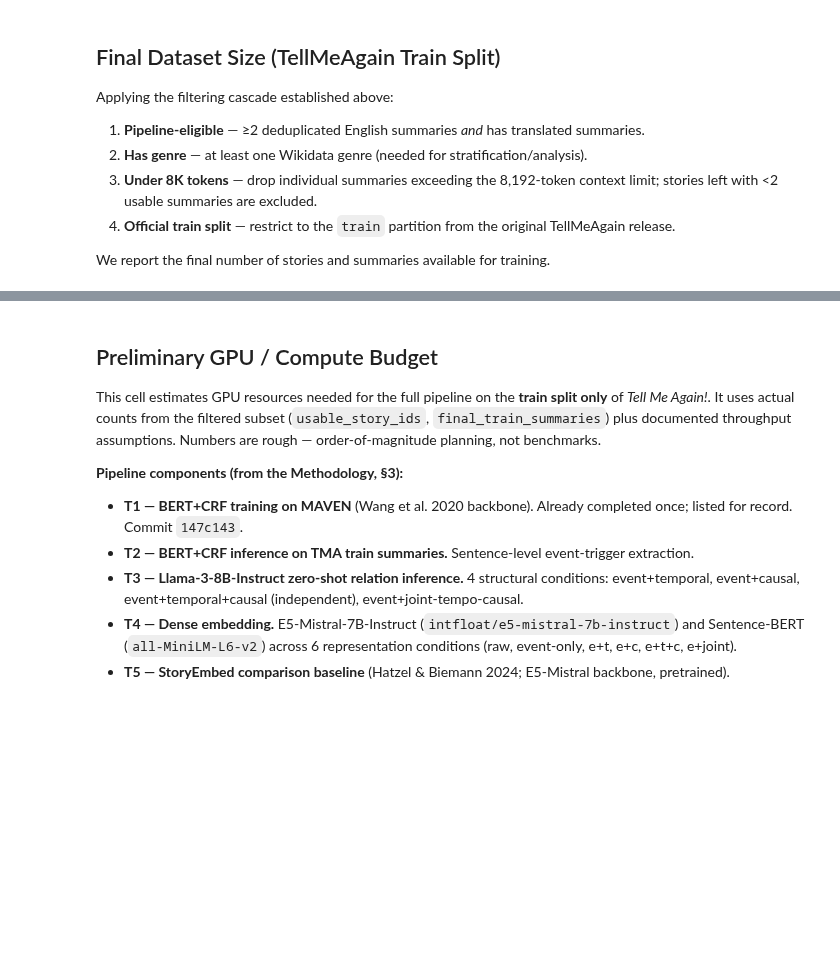
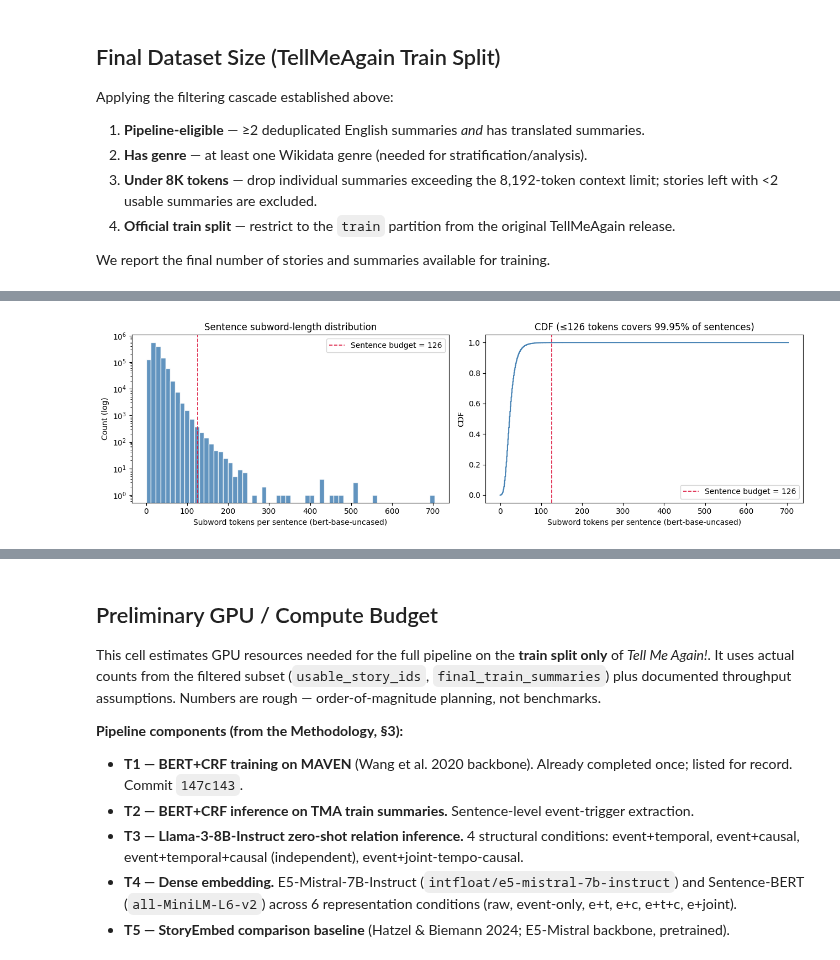
Before and after one commit to bgrsph/uva-thesis-computational-narrative-analysis, a Jupyter notebook: notebooks/eda.ipynb, the cells around one changed output, grey strips where cells are left out. Cells and saved outputs as stored; diff of their text form; code cells hidden in the pictures; blank space fills up the shorter version.

```diff
--- a/notebooks/eda.ipynb
+++ b/notebooks/eda.ipynb
@@ -1596,0 +1551,88 @@ Token counts (Llama-3-8B tokenizer):
+# %%
+# BERT+CRF was trained on `bert-base-uncased`, max_seq_length=128 (incl. [CLS] + [SEP]).
+# Effective per-sentence budget = 126 subword tokens.
+BERT_MODEL_NAME = "bert-base-uncased"
+BERT_MAX_SEQ_LEN = 128
+BERT_SPECIAL_TOKENS = 2
+BERT_SENTENCE_BUDGET = BERT_MAX_SEQ_LEN - BERT_SPECIAL_TOKENS
+
+bert_tok = AutoTokenizer.from_pretrained(BERT_MODEL_NAME, do_lower_case=True)
+
+# Tokenize every sentence of every summary in the final TMA train subset.
+# `final_train_summaries` (built above) holds (wikidata_id, summary_id) pairs;
+# `storyDataset` is the in-memory StoryDataset loaded earlier in this notebook.
+sent_records = []
+for _, row in tqdm(
+    final_train_summaries[["wikidata_id", "summary_id"]].iterrows(),
+    total=len(final_train_summaries),
+    desc="Tokenizing sentences (BERT)",
+):
+    wid, sid = row["wikidata_id"], row["summary_id"]
+    # final_train_summaries uses Q-prefixed Wikidata IDs ("Q1000352");
+    # storyDataset.stories is keyed by the bare numeric form ("1000352").
+    wid_key = wid[1:] if isinstance(wid, str) and wid.startswith("Q") else wid
+    sentences = storyDataset.stories[wid_key].sentences[sid]
+    for sent_idx, sent in enumerate(sentences):
+        n_subwords = len(bert_tok.encode(sent, add_special_tokens=False))
+        sent_records.append({
+            "wikidata_id": wid,
+            "summary_id":  sid,
+            "sent_idx":    sent_idx,
+            "n_subwords":  n_subwords,
+        })
+
+sent_df = pd.DataFrame(sent_records)
+
+# === Distribution stats ===
+n_sents      = len(sent_df)
+n_summaries  = sent_df.groupby(["wikidata_id", "summary_id"]).ngroups
+n_overflow   = int((sent_df["n_subwords"] > BERT_SENTENCE_BUDGET).sum())
+pct_overflow = 100 * n_overflow / max(n_sents, 1)
+
+overflow_summary_groups = (
+    sent_df[sent_df["n_subwords"] > BERT_SENTENCE_BUDGET]
+    .groupby(["wikidata_id", "summary_id"])
+    .ngroups
+)
+pct_overflow_summaries = 100 * overflow_summary_groups / max(n_summaries, 1)
+
+print("\033[1;33mBERT+CRF sentence-length budget (max_seq_length=128, sentence budget=126):\033[0m")
+print(f"  Total sentences:                   {n_sents:>9,}")
+print(f"  Total summaries:                   {n_summaries:>9,}")
+print(
+    f"  Mean / median / p95 / p99 / max:   "
+    f"{sent_df['n_subwords'].mean():>5.1f} / "
+    f"{sent_df['n_subwords'].median():>5.0f} / "
+    f"{sent_df['n_subwords'].quantile(0.95):>5.0f} / "
+    f"{sent_df['n_subwords'].quantile(0.99):>5.0f} / "
+    f"{sent_df['n_subwords'].max():>5.0f}"
+)
+print(f"  Sentences exceeding 126 subwords:  {n_overflow:>9,}  ({pct_overflow:.3f}%)")
+print(f"  Summaries with >=1 such sentence:  {overflow_summary_groups:>9,}  ({pct_overflow_summaries:.2f}%)")
+
+# === Plots: histogram (log-y) + CDF ===
+fig, axes = plt.subplots(1, 2, figsize=(13, 4))
+
+axes[0].hist(sent_df["n_subwords"], bins=60, color="steelblue", edgecolor="white", alpha=0.85)
+axes[0].axvline(BERT_SENTENCE_BUDGET, color="crimson", linestyle="--", linewidth=1.2,
+                label=f"Sentence budget = {BERT_SENTENCE_BUDGET}")
+axes[0].set_yscale("log")
+axes[0].set_xlabel("Subword tokens per sentence (bert-base-uncased)")
+axes[0].set_ylabel("Count (log)")
+axes[0].set_title("Sentence subword-length distribution")
+axes[0].legend()
+
+sorted_lens = np.sort(sent_df["n_subwords"].values)
+cdf = np.arange(1, len(sorted_lens) + 1) / len(sorted_lens)
+budget_pct = 100 * float((sorted_lens <= BERT_SENTENCE_BUDGET).mean())
+axes[1].plot(sorted_lens, cdf, color="steelblue")
+axes[1].axvline(BERT_SENTENCE_BUDGET, color="crimson", linestyle="--", linewidth=1.2,
+                label=f"Sentence budget = {BERT_SENTENCE_BUDGET}")
+axes[1].set_xlabel("Subword tokens per sentence (bert-base-uncased)")
+axes[1].set_ylabel("CDF")
+axes[1].set_title(f"CDF (\u2264{BERT_SENTENCE_BUDGET} tokens covers {budget_pct:.2f}% of sentences)")
+axes[1].legend()
+
+plt.tight_layout()
+plt.show()
+# %% [output]
@@ -1596,0 +1645 @@ Token counts (Llama-3-8B tokenizer):
+[figure, added]
```
Also changed, not shown: parts of 9 cells of this notebook.
